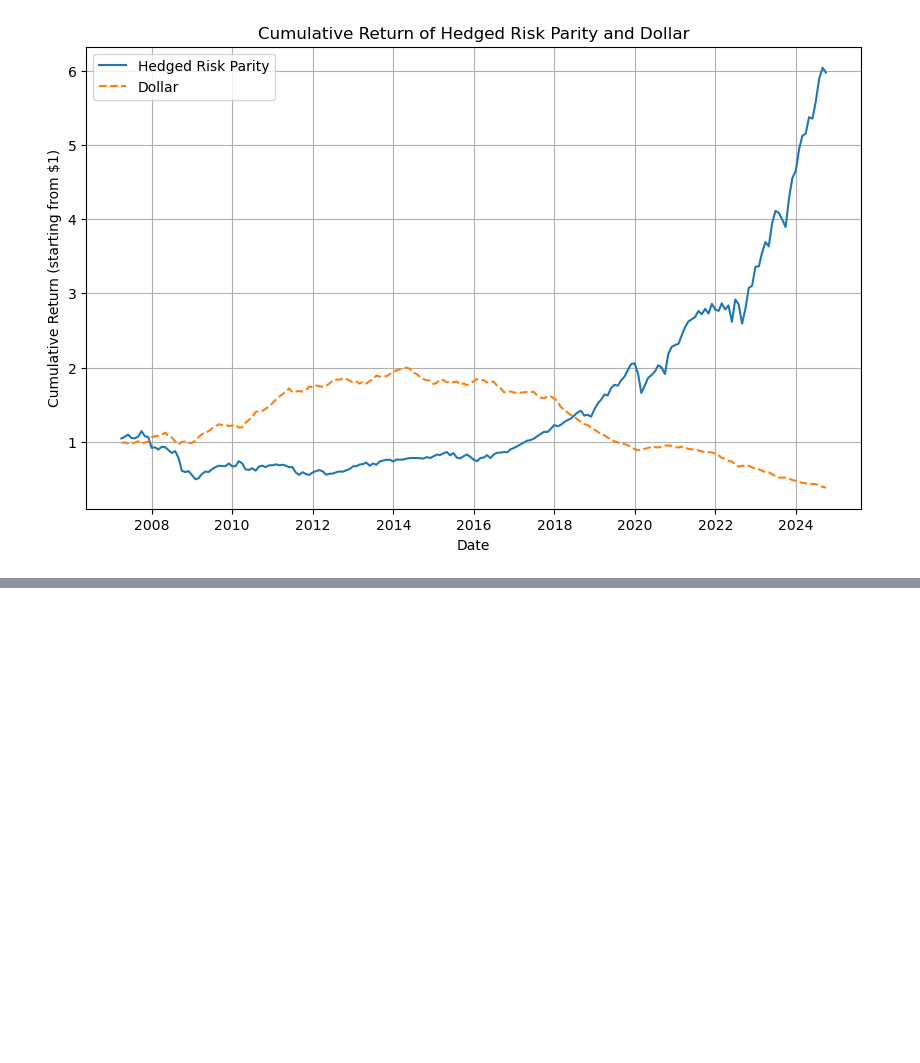
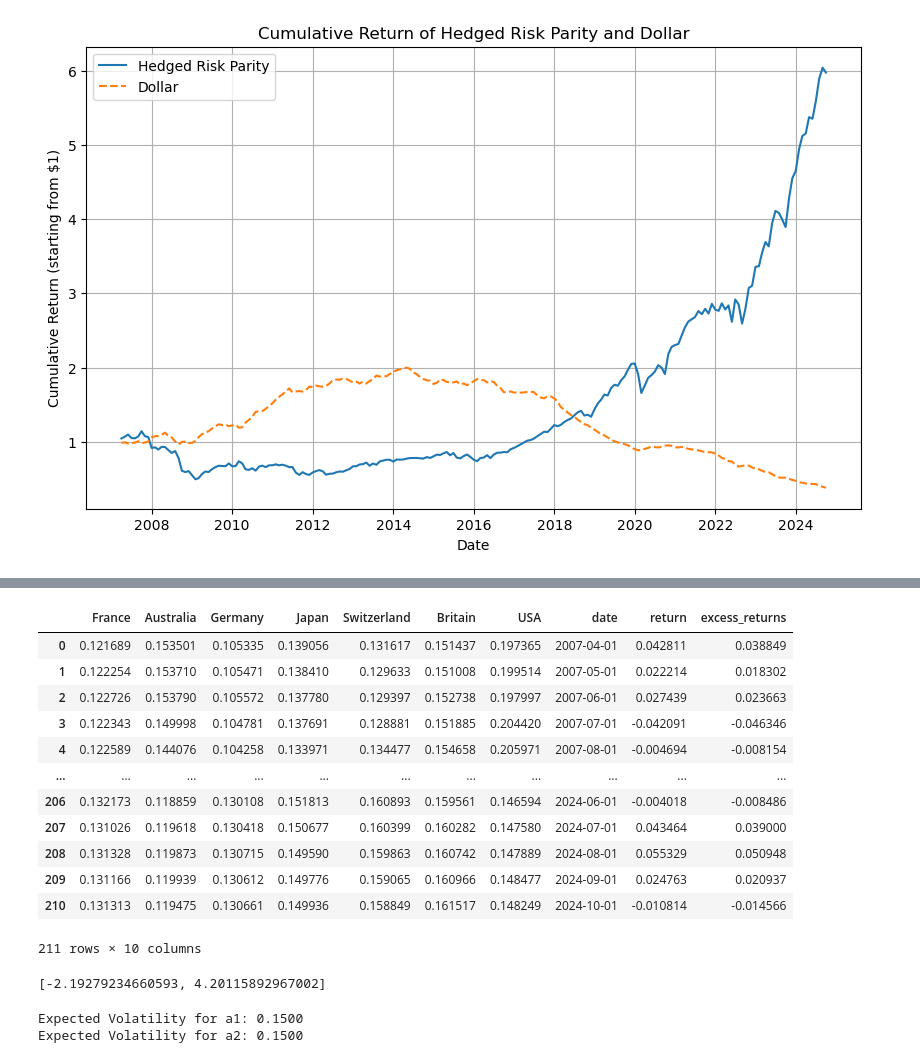
Before and after one commit to pherb127/Investments-Data, a Jupyter notebook: Investments.ipynb, the cells around one changed output, grey strips where cells are left out. Cells and saved outputs as stored; diff of their text form; code cells hidden in the pictures; blank space fills up the shorter version.

```diff
--- a/Investments.ipynb
+++ b/Investments.ipynb
@@ -1745,0 +1856,56 @@ plt.show()
+# %%
+hedged_risk_parity
+# %% [output]
+|  | France | Australia | Germany | Japan | Switzerland | Britain | USA | date | return | excess_returns |
+| 0 | 0.121689 | 0.153501 | 0.105335 | 0.139056 | 0.131617 | 0.151437 | 0.197365 | 2007-04-01 | 0.042811 | 0.038849 |
+| 1 | 0.122254 | 0.153710 | 0.105471 | 0.138410 | 0.129633 | 0.151008 | 0.199514 | 2007-05-01 | 0.022214 | 0.018302 |
+| 2 | 0.122726 | 0.153790 | 0.105572 | 0.137780 | 0.129397 | 0.152738 | 0.197997 | 2007-06-01 | 0.027439 | 0.023663 |
+| 3 | 0.122343 | 0.149998 | 0.104781 | 0.137691 | 0.128881 | 0.151885 | 0.204420 | 2007-07-01 | -0.042091 | -0.046346 |
+| 4 | 0.122589 | 0.144076 | 0.104258 | 0.133971 | 0.134477 | 0.154658 | 0.205971 | 2007-08-01 | -0.004694 | -0.008154 |
+| ... | ... | ... | ... | ... | ... | ... | ... | ... | ... | ... |
+| 206 | 0.132173 | 0.118859 | 0.130108 | 0.151813 | 0.160893 | 0.159561 | 0.146594 | 2024-06-01 | -0.004018 | -0.008486 |
+| 207 | 0.131026 | 0.119618 | 0.130418 | 0.150677 | 0.160399 | 0.160282 | 0.147580 | 2024-07-01 | 0.043464 | 0.039000 |
+| 208 | 0.131328 | 0.119873 | 0.130715 | 0.149590 | 0.159863 | 0.160742 | 0.147889 | 2024-08-01 | 0.055329 | 0.050948 |
+| 209 | 0.131166 | 0.119939 | 0.130612 | 0.149776 | 0.159065 | 0.160966 | 0.148477 | 2024-09-01 | 0.024763 | 0.020937 |
+| 210 | 0.131313 | 0.119475 | 0.130661 | 0.149936 | 0.158849 | 0.161517 | 0.148249 | 2024-10-01 | -0.010814 | -0.014566 |
+211 rows × 10 columns
+# %%
+# We solve a second degree polynomial equation to find a
+import sympy as sp
+
+a = sp.Symbol('a')
+
+# Define the coefficients of the polynomial
+sigma_tbill = r_f['rate'].std() / 12   # Monthly standard deviation of the risk-free rate
+sigma_div = hedged_risk_parity['return'].std()  # Monthly standard deviation of the hedged risk parity returns
+# Align the risk-free rate to the hedged_risk_parity dates and compute correlation
+# Ensure both date columns are in datetime format
+hedged_risk_parity['date'] = pd.to_datetime(hedged_risk_parity['date'])
+r_f['date'] = pd.to_datetime(r_f['date'])
+
+# Align and extract the risk-free rate for matching dates
+rf_aligned = r_f[r_f['date'].isin(hedged_risk_parity['date'])].reset_index(drop=True)['rate'] / 12
+rf_aligned.index = hedged_risk_parity.index  # align index for correlation
+rho = hedged_risk_parity['return'].corr(rf_aligned)
+
+target_vol = 0.15      # 15% annualized fund volatility
+
+# Define the polynomial equation
+equation = sp.Eq(a**2 * sigma_tbill**2 + 2 * a * (1-a) * rho * sigma_tbill * sigma_div + (1-a)**2 * sigma_div**2, target_vol**2)
+# Solve the polynomial equation
+solutions = sp.solve(equation, a)
+solutions
+# %% [output]
+[-2.19279234660593, 4.20115892967002]
+# %%
+# Sanity check
+a1 = solutions[0].evalf()  # First solution
+a2 = solutions[1].evalf()  # Second solution
+# Calculate the expected volatility of the portfolio
+expected_vol_1 = (a1**2 * sigma_tbill**2 + 2 * a1 * (1 - a1) * rho * sigma_tbill * sigma_div + (1 - a1)**2 * sigma_div**2) ** 0.5
+expected_vol_2 = (a1**2 * sigma_tbill**2 + 2 * a1 * (1 - a1) * rho * sigma_tbill * sigma_div + (1 - a1)**2 * sigma_div**2) ** 0.5
+print(f"Expected Volatility for a1: {expected_vol_1:.4f}")
+print(f"Expected Volatility for a2: {expected_vol_2:.4f}")
+# %% [output]
+Expected Volatility for a1: 0.1500
+Expected Volatility for a2: 0.1500
```
Also changed, not shown: parts of 25 cells of this notebook.
